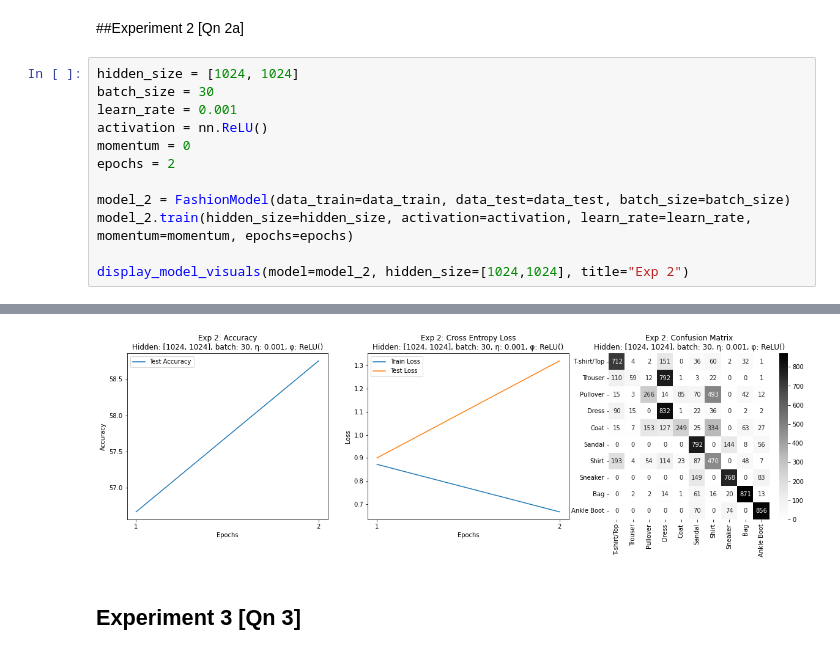
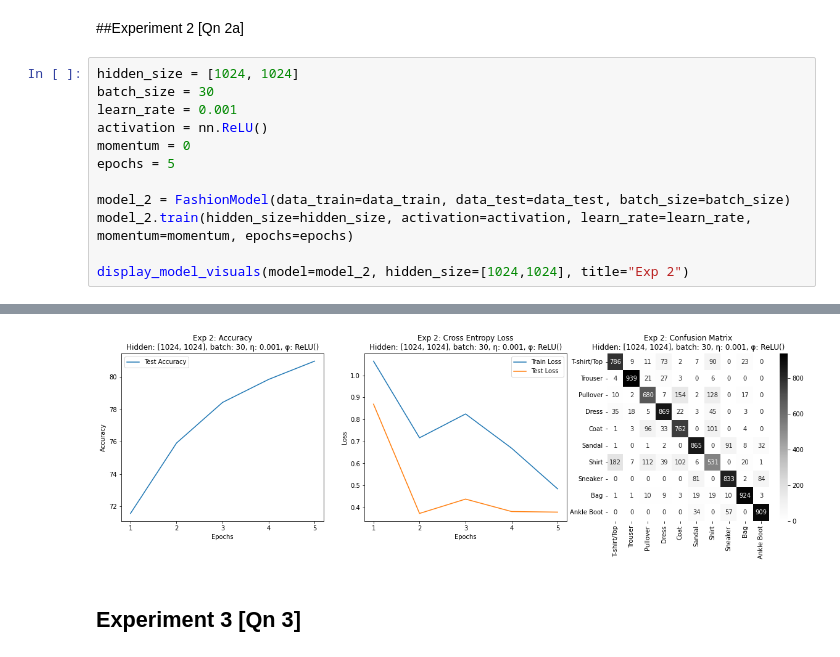
Before and after one commit to Rhitabrat/deep-learning-CS510, a Jupyter notebook: hw1/main.ipynb, the cells around one changed output, grey strips where cells are left out. Saved outputs shown, nothing was run; the diff lists cells and outputs as text.

```diff
--- a/hw1/main.ipynb
+++ b/hw1/main.ipynb
@@ -285,7 +288,7 @@ batch_size = 30
 learn_rate = 0.001
 activation = nn.ReLU()
 momentum = 0
-epochs = 2
+epochs = 5
 
 model_2 = FashionModel(data_train=data_train, data_test=data_test, batch_size=batch_size)
 model_2.train(hidden_size=hidden_size, activation=activation, learn_rate=learn_rate, momentum=momentum, epochs=epochs)
@@ -303,4 +309,4 @@ Epoch 2/2  Training Loss: 0.6666    Testing Loss: 1.3201    Testing Accuracy: 58
-[figure, old version]
+[figure, new version]
 # %% [markdown]
 ## Experiment 3 [Qn 3]
 # %%
```
Also changed, not shown: parts of 2 cells of this notebook.
